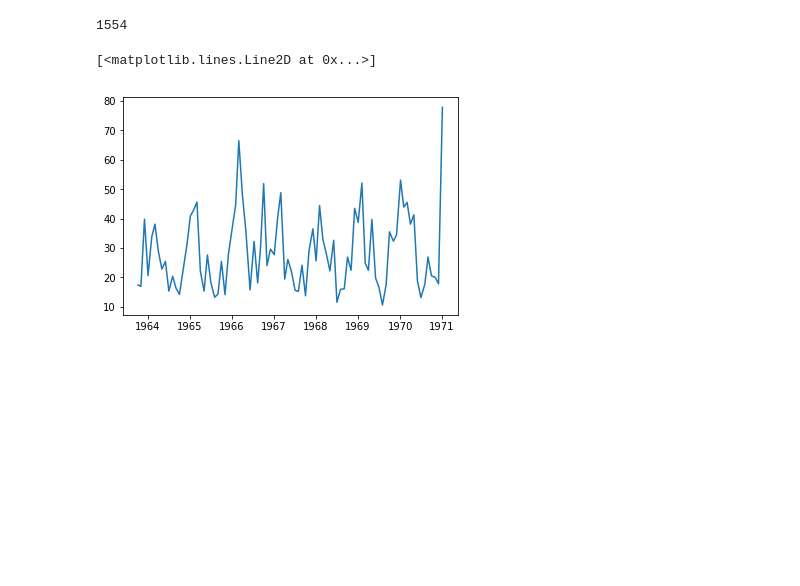
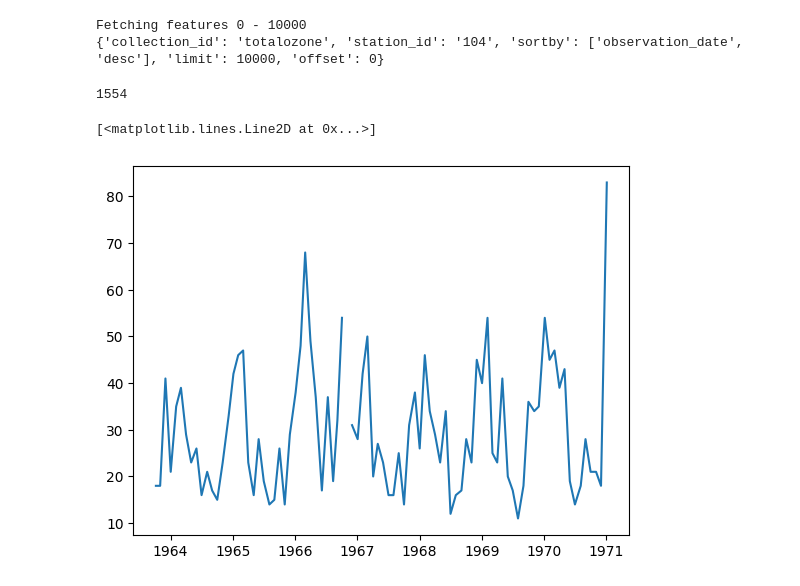
Before and after one commit to woudc/woudc, a Jupyter notebook: notebooks/totalozone-monthly-o3-stddev-bedford.ipynb, the cells around one changed output. Saved outputs shown, nothing was run; the diff lists cells and outputs as text; code cells hidden in the pictures; blank space fills up the shorter version.

```diff
--- a/notebooks/totalozone-monthly-o3-stddev-bedford.ipynb
+++ b/notebooks/totalozone-monthly-o3-stddev-bedford.ipynb
@@ -12,23 +12,22 @@ client = WoudcClient()
 # fetch totalozone, filter by temporal and platform_id, sort by datetime
 # plot monthly o3 stddev
 data = client.get_data('totalozone',
-                       filters={'platform_id': '104'},
-                       #variables=['instance_datetime', 'monthly_stddevo3'],
-                       #bbox=[-180,-90,180,90],
-                       sort_property='instance_datetime',
-                       sort_descending=True)
+                       filters={'station_id': '104'},
+                       sortby=['observation_date', 'desc'])
 
 # how many observations returned?
 len(data['features'])
 # %% [output]
-1554
+Fetching features 0 - 10000
+{'collection_id': 'totalozone', 'station_id': '104', 'sortby': ['observation_date', 'desc'], 'limit': 10000, 'offset': 0}
+1554
 # %%
 # setup graph axes
-x_axis = [datetime.strptime(x['properties']['instance_datetime'], '%Y/%m/%d 00:00:00+00') for x in data['features']]
-y_axis = [float(x['properties']['monthly_stddevo3']) for x in data['features']]
+x_axis = [datetime.strptime(x['properties']['observation_date'], '%Y-%m-%dT00:00:00Z') for x in data['features']]
+y_axis = [x['properties']['monthly_stdevo3'] for x in data['features']]
 
 # render simple plot
 plt.plot(x_axis, y_axis)
 # %% [output]
 [<matplotlib.lines.Line2D at 0x...>]
-[figure, old version]
+[figure, new version]
```
Also changed, not shown: 4 other files.
